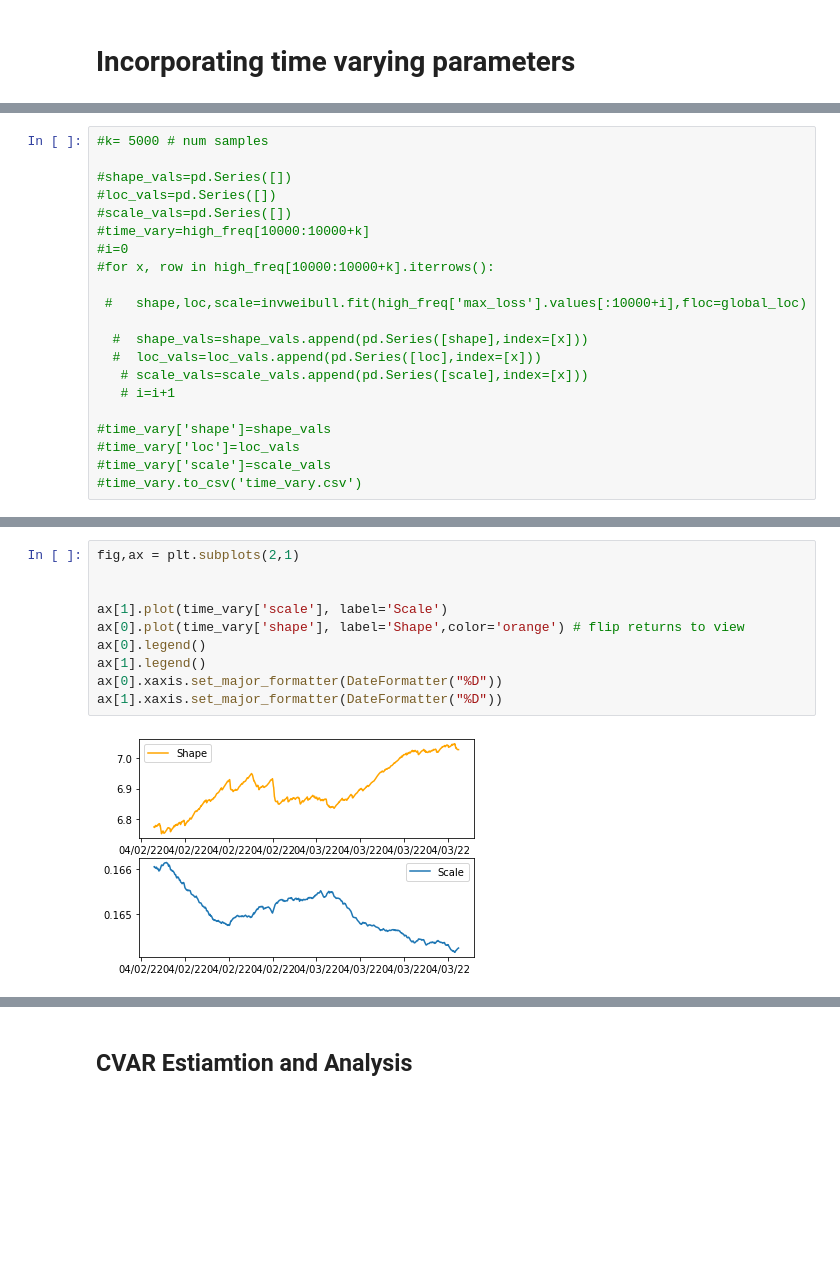
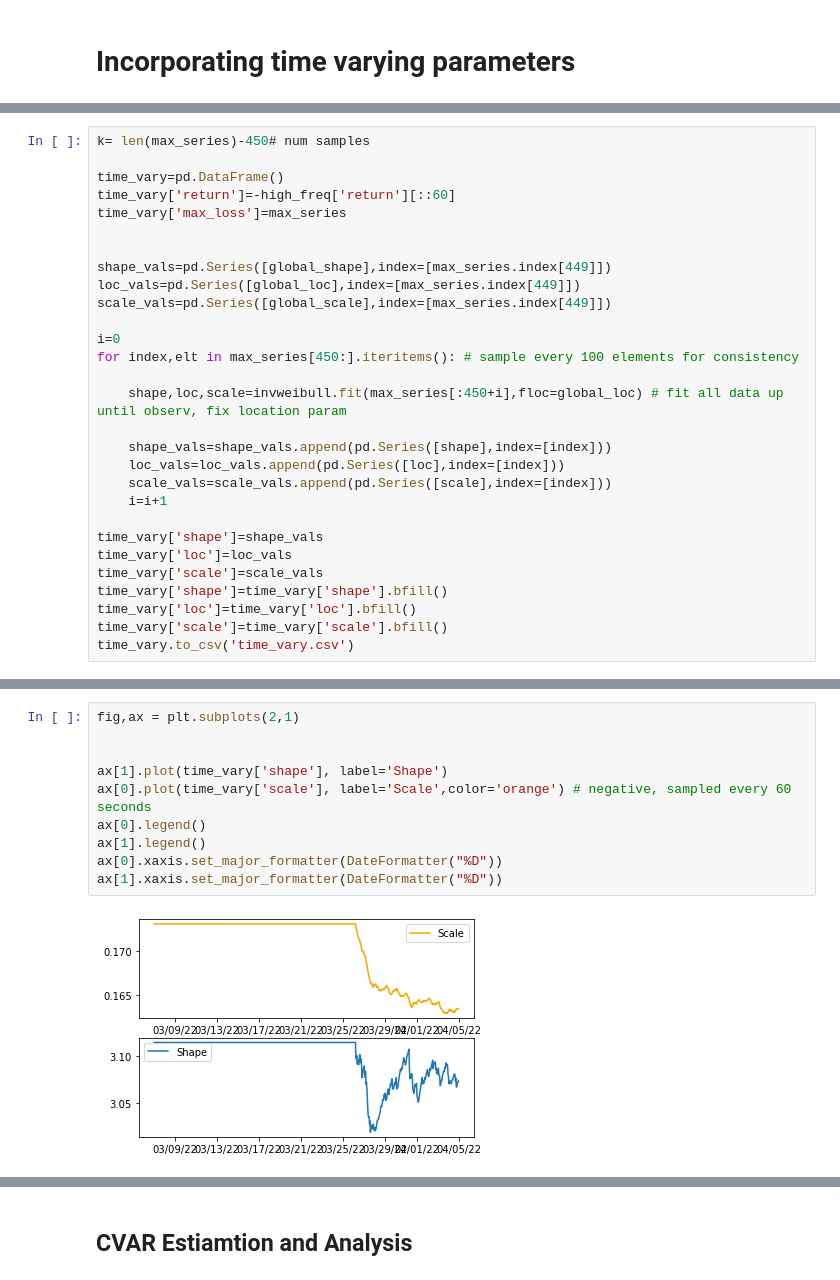
Before and after one commit to jasonbohne123/ARC_Model, a Jupyter notebook: arch.ipynb, the cells around one changed output, grey strips where cells are left out. Saved outputs shown, nothing was run; the diff lists cells and outputs as text; blank space fills up the shorter version.

```diff
--- a/arch.ipynb
+++ b/arch.ipynb
@@ -194,22 +174,30 @@ plt.legend()
 - Very time intensive do not rerun frequently
 # %%
-#k= 5000 # num samples
+k= len(max_series)-450# num samples
 
-#shape_vals=pd.Series([])
-#loc_vals=pd.Series([])
-#scale_vals=pd.Series([])
-#time_vary=high_freq[10000:10000+k]
-#i=0
-#for x, row in high_freq[10000:10000+k].iterrows():
+time_vary=pd.DataFrame()
+time_vary['return']=-high_freq['return'][::60]
+time_vary['max_loss']=max_series
 
- #   shape,loc,scale=invweibull.fit(high_freq['max_loss'].values[:10000+i],floc=global_loc)
 
-  #  shape_vals=shape_vals.append(pd.Series([shape],index=[x]))
-  #  loc_vals=loc_vals.append(pd.Series([loc],index=[x]))
-   # scale_vals=scale_vals.append(pd.Series([scale],index=[x]))
-   # i=i+1
+shape_vals=pd.Series([global_shape],index=[max_series.index[449]])
+loc_vals=pd.Series([global_loc],index=[max_series.index[449]])
+scale_vals=pd.Series([global_scale],index=[max_series.index[449]])
 
-#time_vary['shape']=shape_vals
-#time_vary['loc']=loc_vals
-#time_vary['scale']=scale_vals
-#time_vary.to_csv('time_vary.csv')
+i=0
+for index,elt in max_series[450:].iteritems(): # sample every 100 elements for consistency
+
+    shape,loc,scale=invweibull.fit(max_series[:450+i],floc=global_loc) # fit all data up until observ, fix location param
+
+    shape_vals=shape_vals.append(pd.Series([shape],index=[index]))
+    loc_vals=loc_vals.append(pd.Series([loc],index=[index]))
+    scale_vals=scale_vals.append(pd.Series([scale],index=[index]))
+    i=i+1
+
+time_vary['shape']=shape_vals
+time_vary['loc']=loc_vals
+time_vary['scale']=scale_vals
+time_vary['shape']=time_vary['shape'].bfill()
+time_vary['loc']=time_vary['loc'].bfill()
+time_vary['scale']=time_vary['scale'].bfill()
+time_vary.to_csv('time_vary.csv')
@@ -232,14 +221,14 @@ See the caveats in the documentation: https://pandas.pydata.org/pandas-docs/stab
 # %%
 fig,ax = plt.subplots(2,1)
 
 
-ax[1].plot(time_vary['scale'], label='Scale')
-ax[0].plot(time_vary['shape'], label='Shape',color='orange') # flip returns to view
+ax[1].plot(time_vary['shape'], label='Shape')
+ax[0].plot(time_vary['scale'], label='Scale',color='orange') # negative, sampled every 60 seconds
 ax[0].legend()
 ax[1].legend()
 ax[0].xaxis.set_major_formatter(DateFormatter("%D"))
 ax[1].xaxis.set_major_formatter(DateFormatter("%D"))
 # %% [output]
-[figure, old version]
+[figure, new version]
 # %% [markdown]
 ### Precalibrated data for Time varying parameters
```
Also changed, not shown: parts of 35 cells of this notebook, 2 other files.
